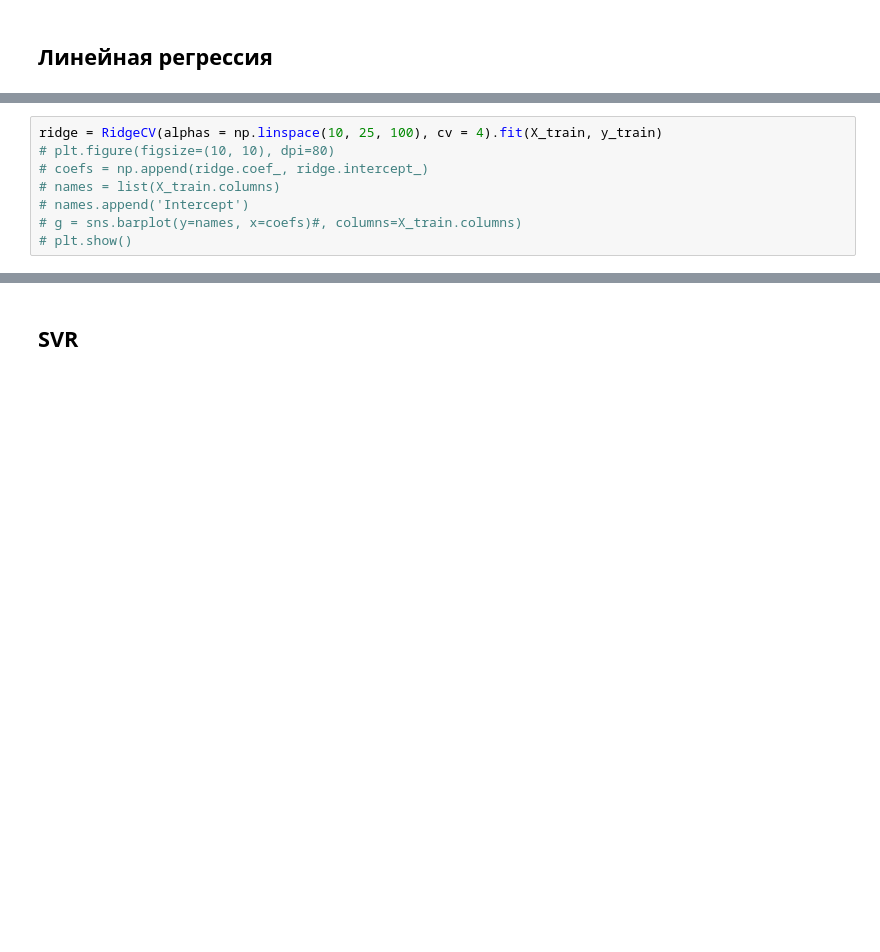
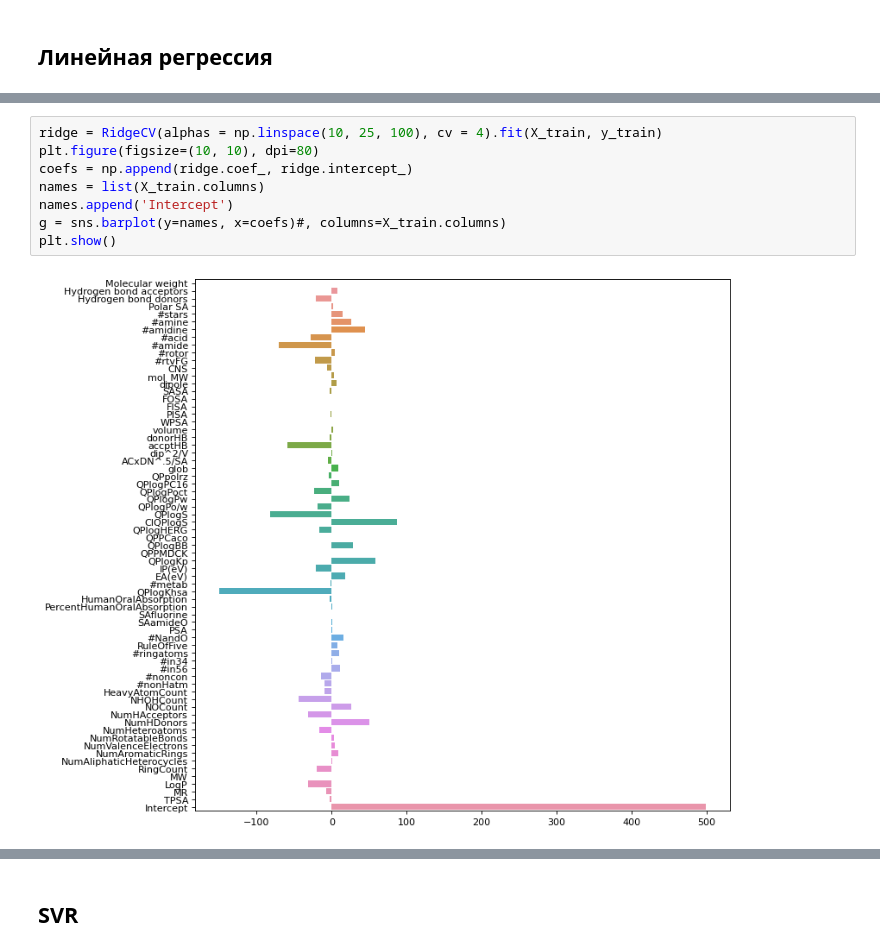
Before and after one commit to oodlbee/drug_prediction, a Jupyter notebook: drug_prediction.ipynb, the cells around one changed output, grey strips where cells are left out. Saved outputs shown, nothing was run; the diff lists cells and outputs as text; blank space fills up the shorter version.

```diff
--- a/drug_prediction.ipynb
+++ b/drug_prediction.ipynb
@@ -205,10 +201,12 @@ lasso = LassoCV(eps = 0.001, n_alphas = 100, cv = 4, random_state = 13).fit(X_tr
 # %%
 ridge = RidgeCV(alphas = np.linspace(10, 25, 100), cv = 4).fit(X_train, y_train)
-# plt.figure(figsize=(10, 10), dpi=80)
-# coefs = np.append(ridge.coef_, ridge.intercept_)
-# names = list(X_train.columns)
-# names.append('Intercept')
-# g = sns.barplot(y=names, x=coefs)#, columns=X_train.columns)
-# plt.show()
+plt.figure(figsize=(10, 10), dpi=80)
+coefs = np.append(ridge.coef_, ridge.intercept_)
+names = list(X_train.columns)
+names.append('Intercept')
+g = sns.barplot(y=names, x=coefs)#, columns=X_train.columns)
+plt.show()
+# %% [output]
+[figure, added]
 # %%
 lr = LinearRegression().fit(X_train, y_train)
```
Also changed, not shown: parts of 7 cells of this notebook.
